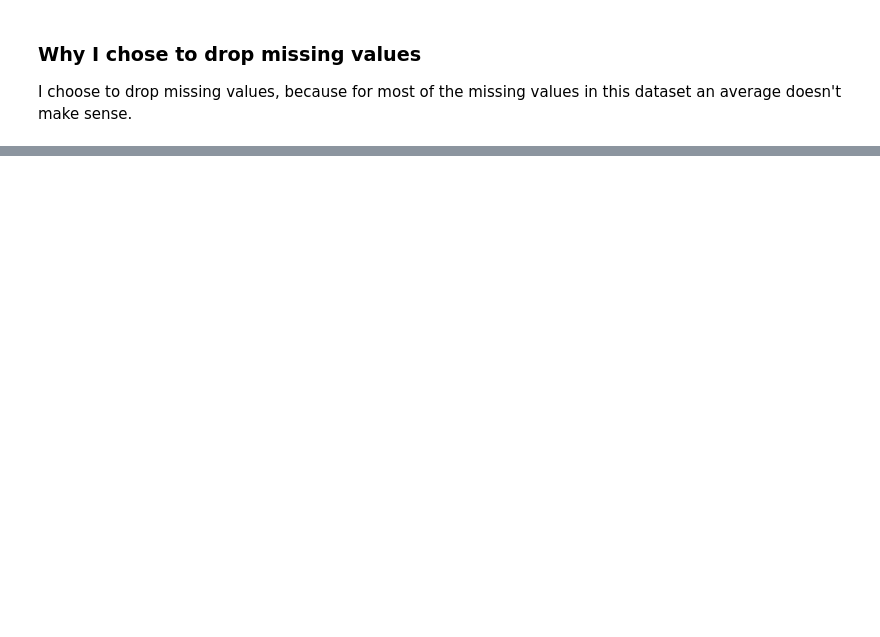
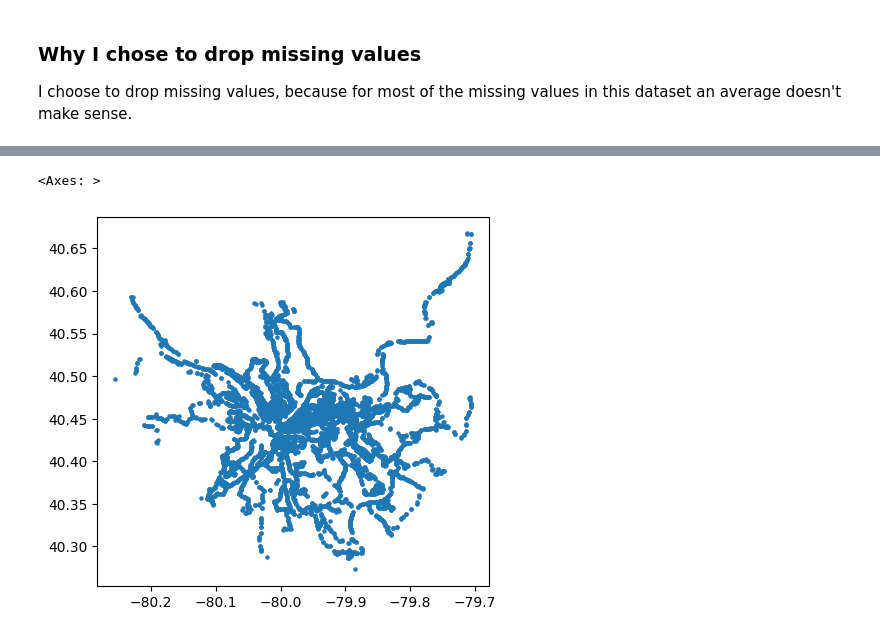
Before and after one commit to andrewnoonan2004/INFSCI-0510, a Jupyter notebook: final-project.ipynb, the cells around one changed output, grey strips where cells are left out. Cells and saved outputs as stored; diff of their text form; code cells hidden in the pictures; blank space fills up the shorter version.

```diff
--- a/final-project.ipynb
+++ b/final-project.ipynb
@@ -108,0 +132,8 @@ Importing pyogrio resulted in: No module named 'pyogrio'
+# %%
+census_tracts_geo = gpd.read_file('pittsburghpa2010-census-tracts.geojson.geojson')
+census_tracts_geo.set_crs(epsg=4326, allow_override=True, inplace=True)
+transit_geo.set_crs(epsg=4326, allow_override=True, inplace=True)
+transit_geo.plot(markersize=5)
+# %% [output]
+<Axes: >
+[figure, added]
```
Also changed, not shown: parts of 26 cells of this notebook, 6 other files.
